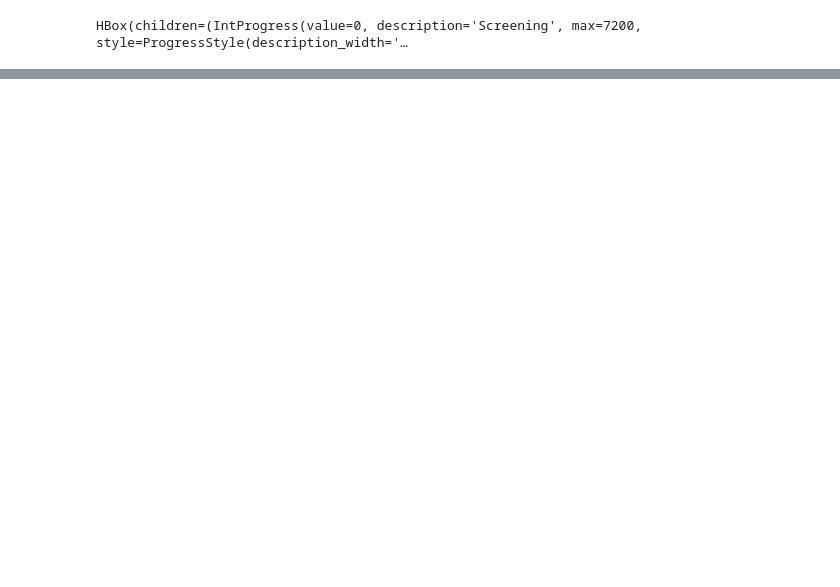
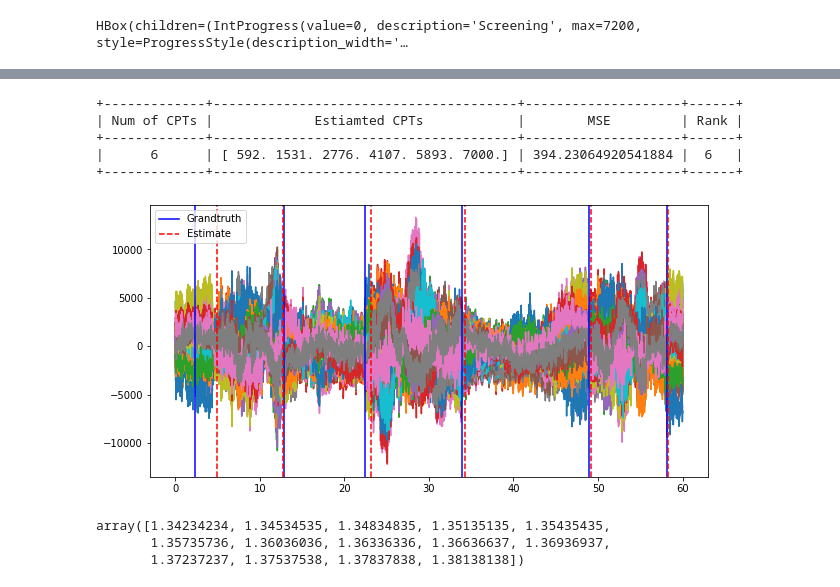
Before and after one commit to JINhuaqing/TVDN-simu, a Jupyter notebook: realdata/MEG-eye-data03st1026.ipynb, the cells around one changed output, grey strips where cells are left out. Drawn from its saved outputs; the diff is of its cells as text; code cells hidden in the pictures; blank space fills up the shorter version.

```diff
--- a/realdata/MEG-eye-data03st1026.ipynb
+++ b/realdata/MEG-eye-data03st1026.ipynb
@@ -135,10 +135,10 @@ numChg=6
 # %%
 paras = edict()
 paras.Lmin = 200
-paras.wh = 5
+paras.wh = 10
 paras.MaxM = 20
 paras.fct = 0.5
-paras.r = 8
+paras.r = 6
 paras.freq = 120
 paras.lamb = 1e-4
 paras.T = 2
@@ -192,0 +215,16 @@ detRaw.PlotEcpts(GT=gtSt03.cpts)
+# %%
+detRawNo = TVDNDetect1(Ymat=dataN, dataType="MEG",
+                     saveDir="MEGeye-st03",
+                     fName="MEGmin",
+                     showProgress=True,
+                     MaxM=paras.MaxM,
+                     Lmin=paras.Lmin,
+                     lamb=paras.lamb,
+                     kappa=paras.kappa,
+                     freq=paras.freq,
+                     r=paras.r,
+                     T=paras.T,
+                     fct=paras.fct,
+                     is_detrend=paras.is_detrend,
+                     decimateRate=paras.decimateRate,
+                     downRate=paras.downRate)
@@ -192,0 +256,17 @@ detRaw.PlotEcpts(GT=gtSt03.cpts)
+# %%
+detRawNo.UpdateEcpts(6)
+print(detRawNo)
+detRawNo.PlotEcpts(GT=gtSt03.cpts)
+# %% [output]
++-------------+---------------------------------------+--------------------+------+
+| Num of CPTs |             Estiamted CPTs            |        MSE         | Rank |
++-------------+---------------------------------------+--------------------+------+
+|      6      | [ 592. 1531. 2776. 4107. 5893. 7000.] | 394.23064920541884 |  6   |
++-------------+---------------------------------------+--------------------+------+
+[figure, added]
+# %%
+detRawNo.kappas[detRawNo.numchgs==6]
+# %% [output]
+array([1.34234234, 1.34534535, 1.34834835, 1.35135135, 1.35435435,
+       1.35735736, 1.36036036, 1.36336336, 1.36636637, 1.36936937,
+       1.37237237, 1.37537538, 1.37837838, 1.38138138])
```
Also changed, not shown: parts of 11 cells of this notebook, 2 other files.
